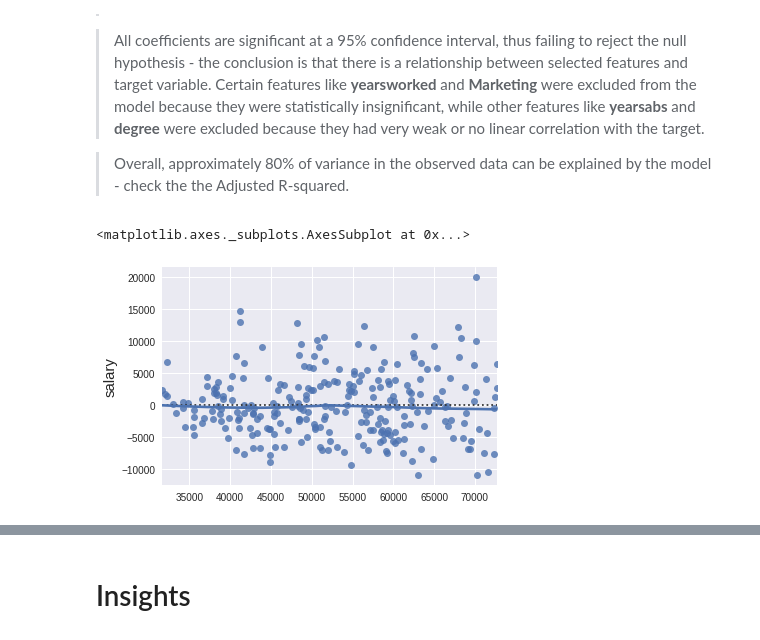
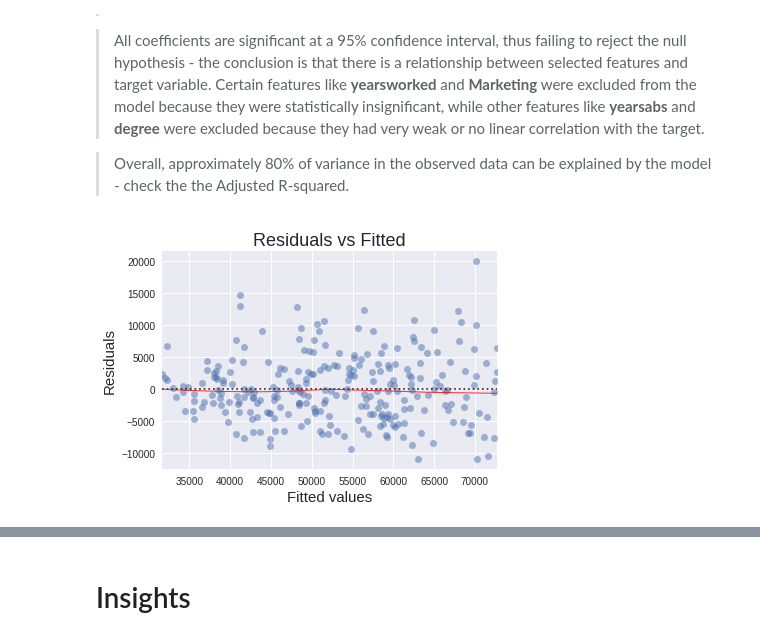
Before and after one commit to Shalom91/MultipleReg, a Jupyter notebook: multiple_regression.ipynb, the cells around one changed output, grey strips where cells are left out. Cells and saved outputs as stored; diff of their text form; code cells hidden in the pictures.

Commit message:
completed residual plot interpretation and RMSE conclusion

```diff
--- a/multiple_regression.ipynb
+++ b/multiple_regression.ipynb
@@ -121,15 +121,17 @@ dtype: float64
 
 > Overall, approximately 80% of variance in the observed data can be explained by the model - check the the Adjusted R-squared.
 # %%
-y_sal = train.salary
-
 # fitted values (need a constant term for intercept)
 model_fitted_y = salary_model.fittedvalues
 
 # model residuals
 model_residuals = salary_model.resid
 
-sns.residplot(x=model_fitted_y, y= y_sal, lowess=True)
+sns.residplot(model_fitted_y, 'salary', lowess=True, data=train,
+             scatter_kws={'alpha':0.5},
+             line_kws={'color':'red', 'lw':1, 'alpha':0.8})
+_ = plt.title("Residuals vs Fitted")
+_ = plt.xlabel("Fitted values")
+_ = plt.ylabel("Residuals")
 # %% [output]
-<matplotlib.axes._subplots.AxesSubplot at 0x...>
-[figure, old version]
+[figure, new version]
```
Also changed, not shown: parts of 9 cells of this notebook.
